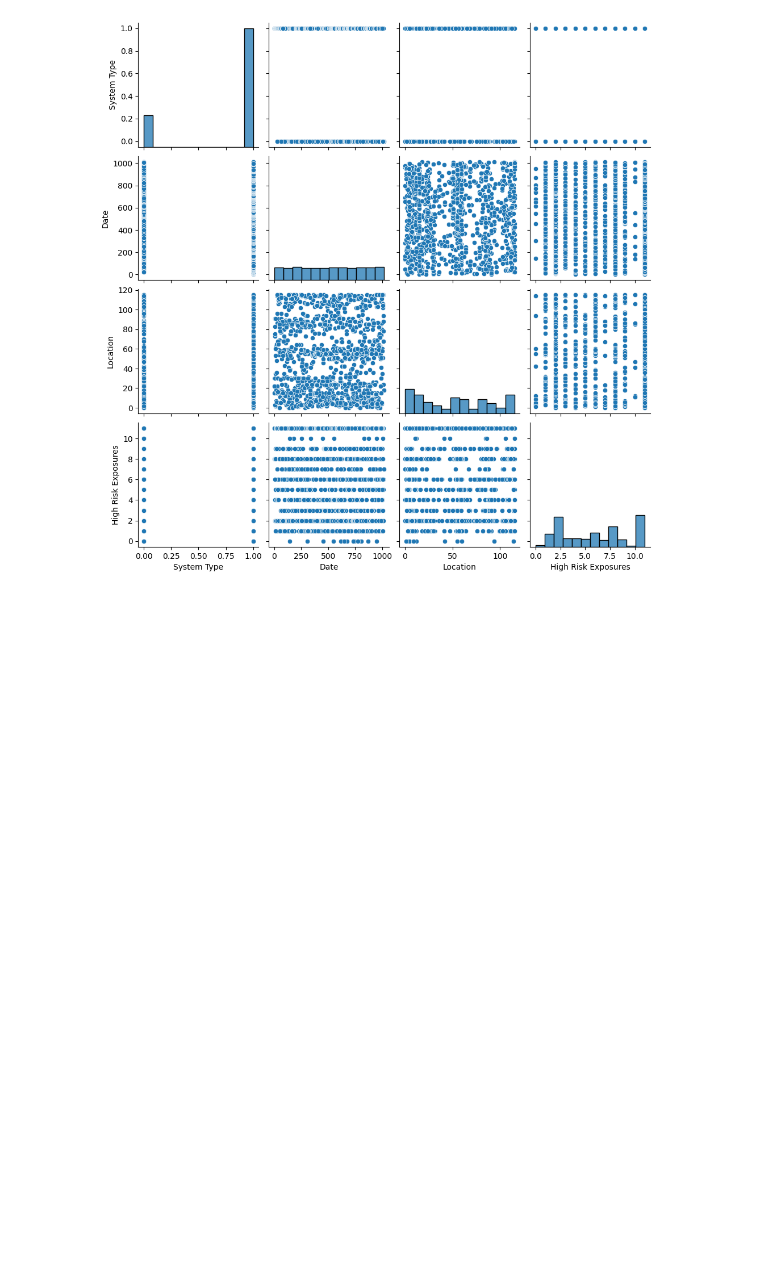
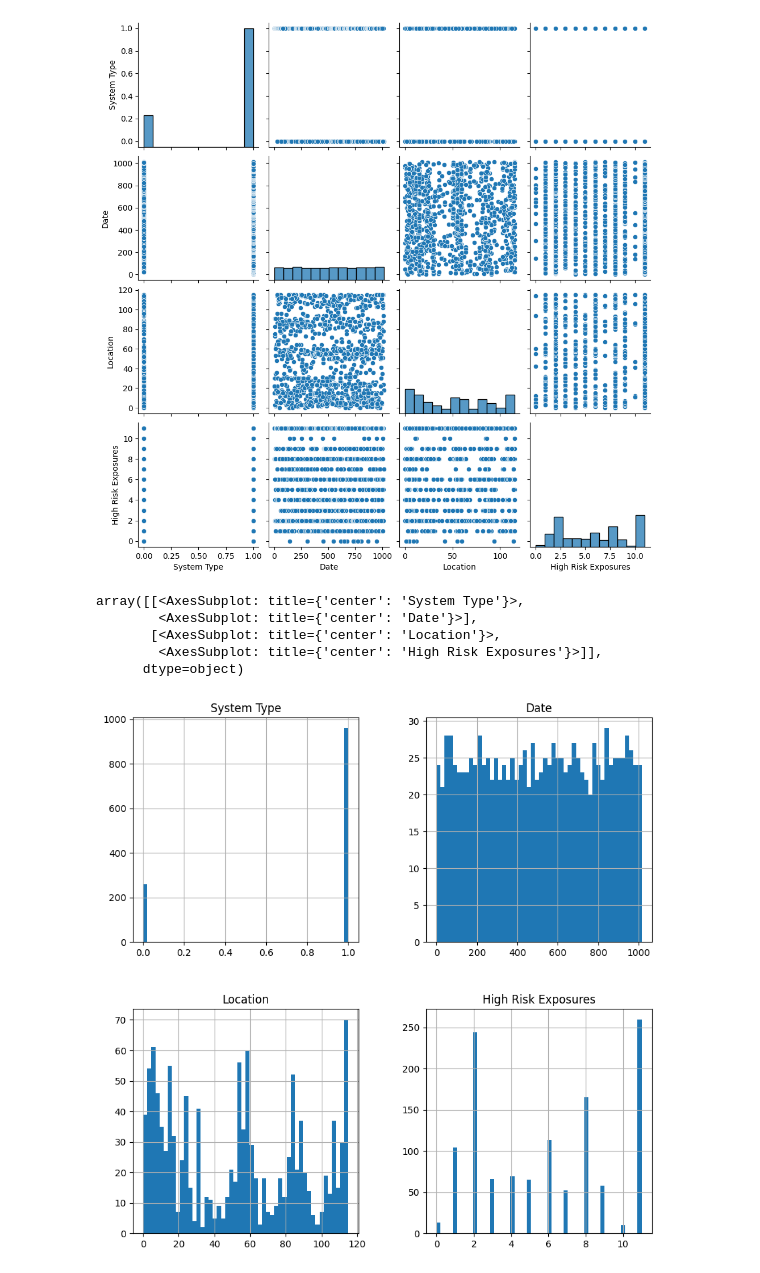
Before and after one commit to mcrepssdi/SafetyNLP, a Jupyter notebook: highrisk_analysis.ipynb, the cells around one changed output. Cells and saved outputs as stored; diff of their text form; code cells hidden in the pictures; blank space fills up the shorter version.

```diff
--- a/highrisk_analysis.ipynb
+++ b/highrisk_analysis.ipynb
@@ -373,3 +373,12 @@ sns.pairplot(new_df)
 # %% [output]
 <seaborn.axisgrid.PairGrid at 0x...>
 [figure]
+# %%
+new_df.hist(figsize=(10, 10), bins=50, xlabelsize=10, ylabelsize=10)
+# %% [output]
+array([[<AxesSubplot: title={'center': 'System Type'}>,
+        <AxesSubplot: title={'center': 'Date'}>],
+       [<AxesSubplot: title={'center': 'Location'}>,
+        <AxesSubplot: title={'center': 'High Risk Exposures'}>]],
+      dtype=object)
+[figure, added]
```
Also changed, not shown: parts of 10 cells of this notebook.
